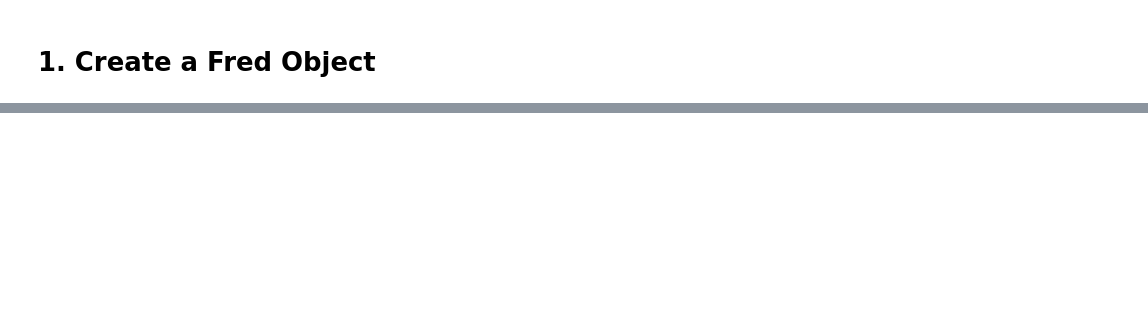
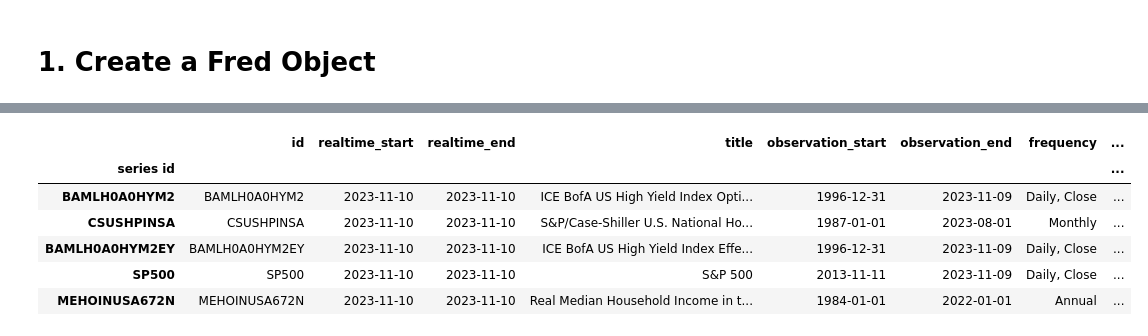
Before and after one commit to 0Ellias0/Fred_Financial_Statistics-, a Jupyter notebook: main.ipynb, the cells around one changed output, grey strips where cells are left out. Cells and saved outputs as stored; diff of their text form; code cells hidden in the pictures; blank space fills up the shorter version.

```diff
--- a/main.ipynb
+++ b/main.ipynb
@@ -17,4 +17,4 @@ fred = Fred(api_key=creds.fred_key)
 # %%
 # Search for economic data on Fred
 
-fred.search('S&P')
+sp_search = fred.search('S&P', order_by='popularity')
@@ -35,0 +21,10 @@ fred.search('S&P')
+# %%
+sp_search.head()
+# %% [output]
+|  | id | realtime_start | realtime_end | title | observation_start | observation_end | frequency | ... |
+| series id |  |  |  |  |  |  |  | ... |
+| BAMLH0A0HYM2 | BAMLH0A0HYM2 | 2023-11-10 | 2023-11-10 | ICE BofA US High Yield Index Opti... | 1996-12-31 | 2023-11-09 | Daily, Close | ... |
+| CSUSHPINSA | CSUSHPINSA | 2023-11-10 | 2023-11-10 | S&P/Case-Shiller U.S. National Ho... | 1987-01-01 | 2023-08-01 | Monthly | ... |
+| BAMLH0A0HYM2EY | BAMLH0A0HYM2EY | 2023-11-10 | 2023-11-10 | ICE BofA US High Yield Index Effe... | 1996-12-31 | 2023-11-09 | Daily, Close | ... |
+| SP500 | SP500 | 2023-11-10 | 2023-11-10 | S&P 500 | 2013-11-11 | 2023-11-09 | Daily, Close | ... |
+| MEHOINUSA672N | MEHOINUSA672N | 2023-11-10 | 2023-11-10 | Real Median Household Income in t... | 1984-01-01 | 2022-01-01 | Annual | ... |
```
Also changed, not shown: parts of 2 cells of this notebook.
